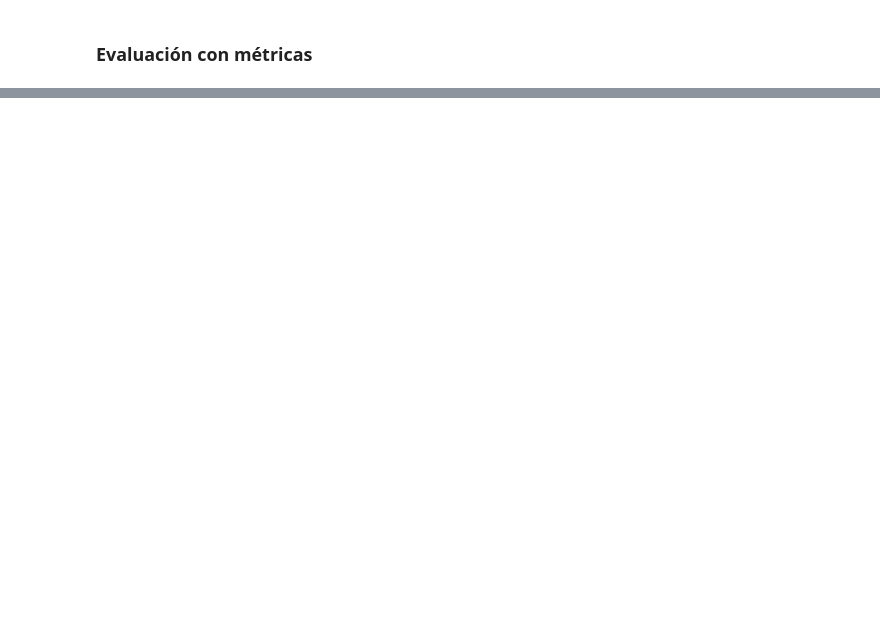
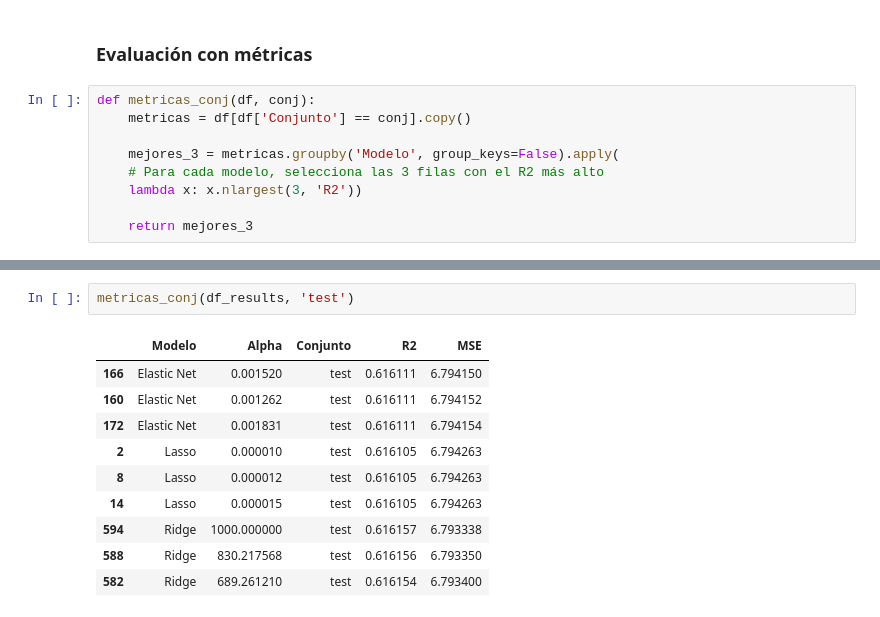
Before and after one commit to programadorarocio/AA1-TUIA-2026C1-Diez-Duvia-Quispe, a Jupyter notebook: TP-regresion-AA1.ipynb, the cells around one changed output, grey strips where cells are left out. Cells and saved outputs as stored; diff of their text form; blank space fills up the shorter version.

```diff
--- a/TP-regresion-AA1.ipynb
+++ b/TP-regresion-AA1.ipynb
@@ -1591,2 +1648,11 @@ En base a estos resultados, se concluye que el método de Mini-Batch Gradient De
 # %% [markdown]
 ### Evaluación con métricas
+# %%
+def metricas_conj(df, conj):
+    metricas = df[df['Conjunto'] == conj].copy()
+
+    mejores_3 = metricas.groupby('Modelo', group_keys=False).apply(
+    # Para cada modelo, selecciona las 3 filas con el R2 más alto
+    lambda x: x.nlargest(3, 'R2'))
+
+    return mejores_3
@@ -1592,0 +1672,13 @@ En base a estos resultados, se concluye que el método de Mini-Batch Gradient De
+# %%
+metricas_conj(df_results, 'test')
+# %% [output]
+|  | Modelo | Alpha | Conjunto | R2 | MSE |
+| 166 | Elastic Net | 0.001520 | test | 0.616111 | 6.794150 |
+| 160 | Elastic Net | 0.001262 | test | 0.616111 | 6.794152 |
+| 172 | Elastic Net | 0.001831 | test | 0.616111 | 6.794154 |
+| 2 | Lasso | 0.000010 | test | 0.616105 | 6.794263 |
+| 8 | Lasso | 0.000012 | test | 0.616105 | 6.794263 |
+| 14 | Lasso | 0.000015 | test | 0.616105 | 6.794263 |
+| 594 | Ridge | 1000.000000 | test | 0.616157 | 6.793338 |
+| 588 | Ridge | 830.217568 | test | 0.616156 | 6.793350 |
+| 582 | Ridge | 689.261210 | test | 0.616154 | 6.793400 |
```
Also changed, not shown: parts of 23 cells of this notebook.
